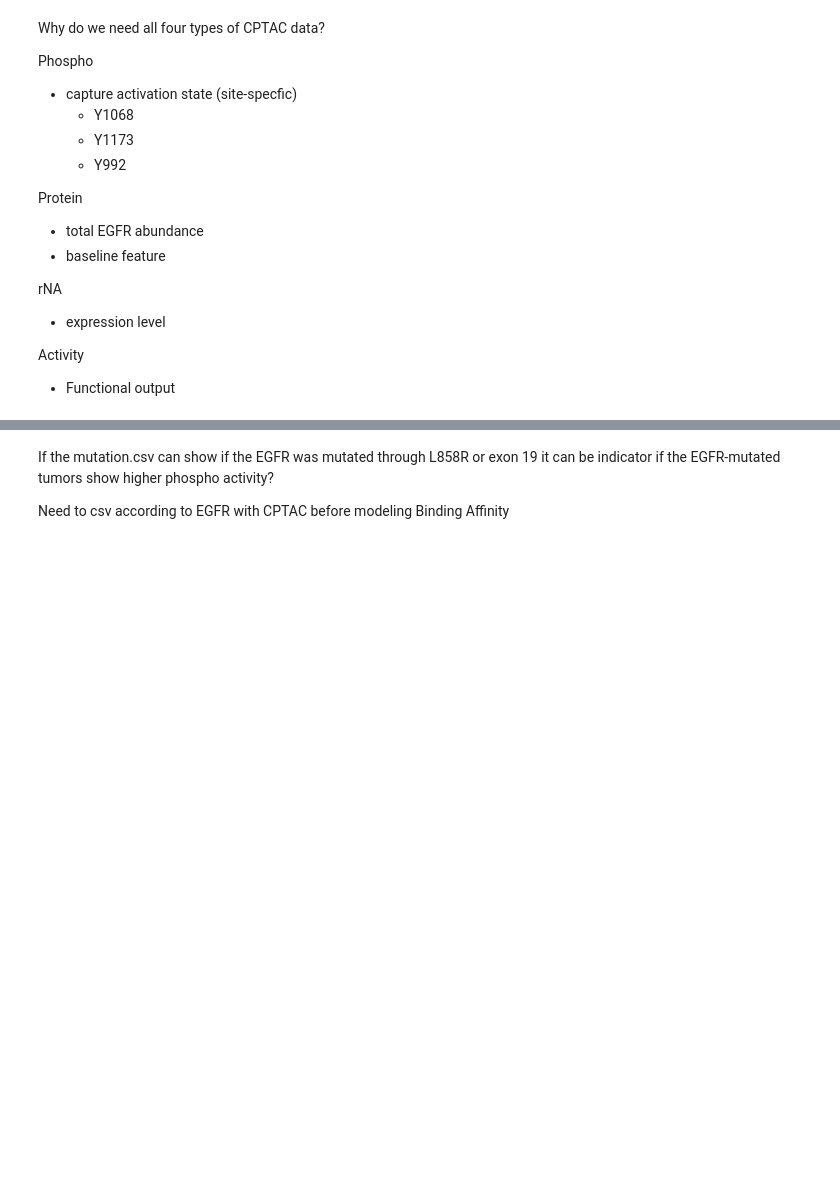
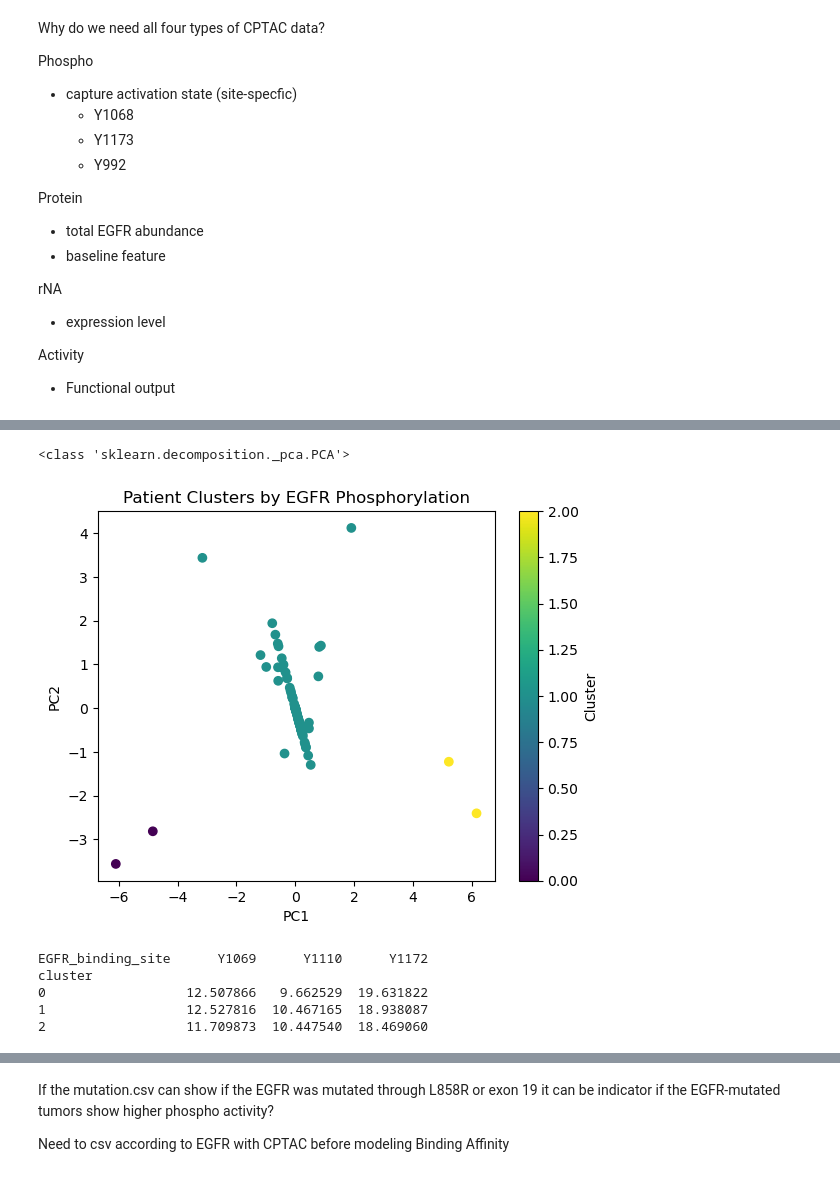
Before and after one commit to AT-1t/Protein-Ligand-Interaction-Personalized-Medicine-Prediction, a Jupyter notebook: checkpoint_3/Ana/checkpoint_3_datacol.ipynb, the cells around one changed output, grey strips where cells are left out. Cells and saved outputs as stored; diff of their text form; code cells hidden in the pictures; blank space fills up the shorter version.

```diff
--- a/checkpoint_3/Ana/checkpoint_3_datacol.ipynb
+++ b/checkpoint_3/Ana/checkpoint_3_datacol.ipynb
@@ -286,0 +388,37 @@ Number of TCGA rows: 0
+# %%
+#clustering/normalizing patients by phospho values
+from sklearn.preprocessing import StandardScaler
+from sklearn.cluster import KMeans
+from sklearn.decomposition import PCA
+
+scaler = StandardScaler()
+X_scaled = scaler.fit_transform(pivot_filled)
+
+kmeans = KMeans(n_clusters=3, random_state=42)
+clusters = kmeans.fit_predict(X_scaled)
+
+pivot_filled["cluster"] = clusters
+#print(PCA) #sanity check
+
+pca = PCA(n_components=2)
+X_pca = pca.fit_transform(X_scaled)
+
+plt.scatter(X_pca[:, 0], X_pca[:, 1], c=clusters)
+
+plt.xlabel("PC1")
+plt.ylabel("PC2")
+plt.title("Patient Clusters by EGFR Phosphorylation")
+plt.colorbar(label="Cluster")
+plt.show()
+# %% [output]
+<class 'sklearn.decomposition._pca.PCA'>
+[figure, added]
+# %%
+cluster_profiles = pivot_filled.groupby("cluster").mean()
+print(cluster_profiles)
+# %% [output]
+EGFR_binding_site      Y1069      Y1110      Y1172
+cluster
+0                  12.507866   9.662529  19.631822
+1                  12.527816  10.467165  18.938087
+2                  11.709873  10.447540  18.469060
```
Also changed, not shown: parts of 25 cells of this notebook, 11 other files.
